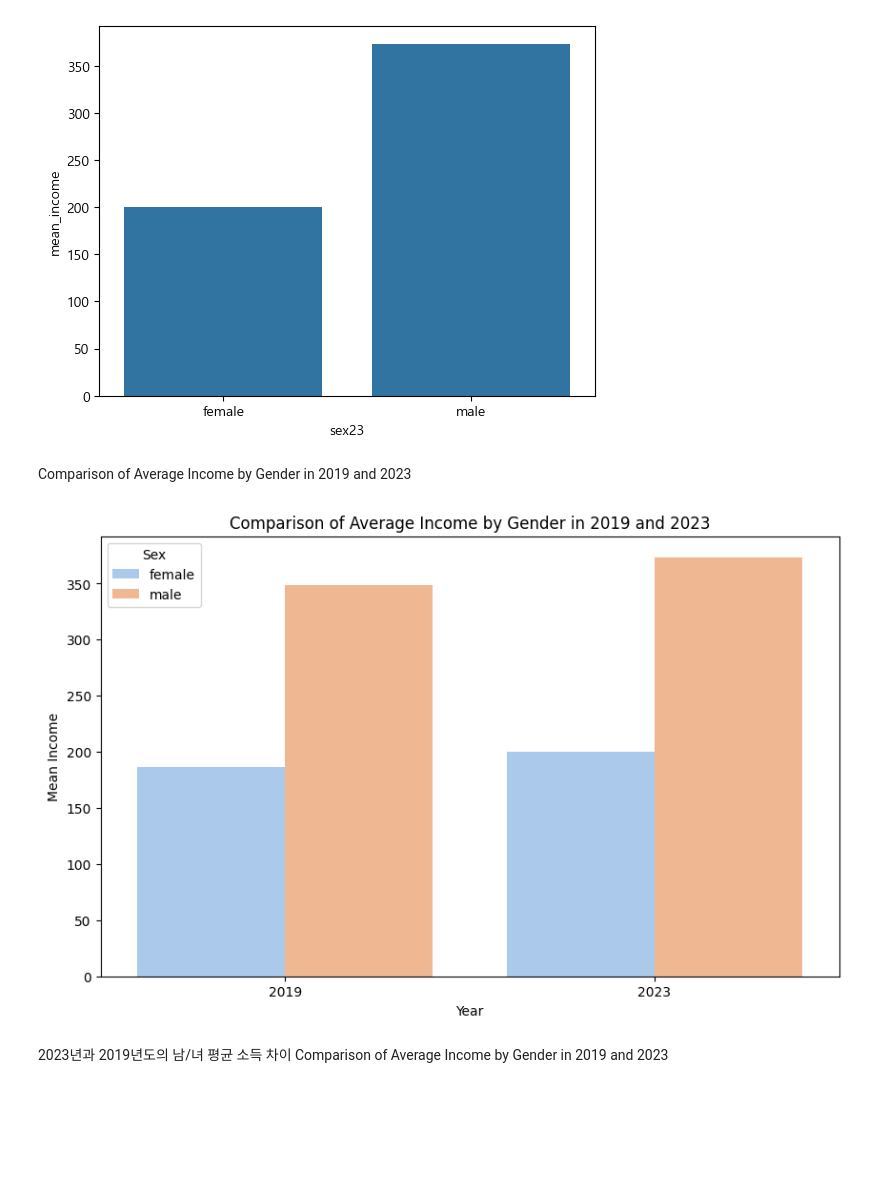
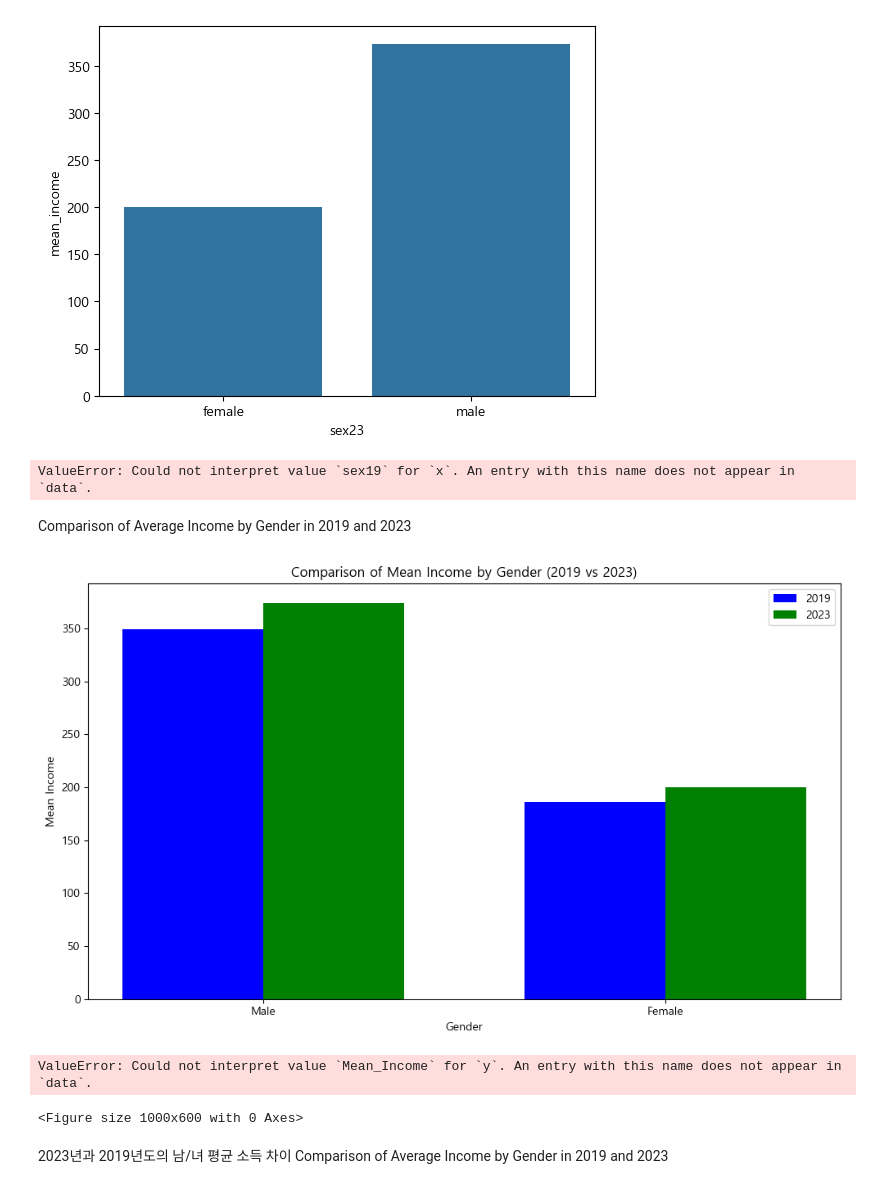
Before and after one commit to kimjinH-97/Korean-life-1, a Jupyter notebook: 한국인의삶_유니크_비교_2019vs2023_최종본.ipynb, the cells around one changed output. Saved outputs shown, nothing was run; the diff lists cells and outputs as text; code cells hidden in the pictures; blank space fills up the shorter version.

```diff
--- a/한국인의삶_유니크_비교_2019vs2023_최종본.ipynb
+++ b/한국인의삶_유니크_비교_2019vs2023_최종본.ipynb
@@ -496,18 +483,54 @@ sns.barplot(data=sex_income, x= 'sex23', y='mean_income')
 # %%
 
 # 2019년 코드 (셀 16)
-# sns.barplot(data=sex_income, x='2019_sex', y='mean_income')
+sns.barplot(data=sex_income, x='sex19', y='mean_income')
+# %% [output]
+ValueError: Could not interpret value `sex19` for `x`. An entry with this name does not appear in `data`.
 # %% [markdown]
 Comparison of Average Income by Gender in 2019 and 2023
+# %%
+import matplotlib.pyplot as plt
+import pandas as pd
+
+# Example data for 2019 and 2023 mean incomes by sex
+data_2019 = {'sex19': ['Male', 'Female'], 'mean_income': [349.037571, 186.293096]}
+data_2023 = {'sex23': ['Male', 'Female'], 'mean_income': [373.581565, 200.327693]}
+
+# Creating DataFrames
+df_2019 = pd.DataFrame(data_2019)
+df_2023 = pd.DataFrame(data_2023)
+
+# Merging the two dataframes on the sex columns
+df_merged = pd.merge(df_2019, df_2023, left_on='sex19', right_on='sex23')
+
+# Plotting the bar chart
+plt.figure(figsize=(10, 6))
+
+bar_width = 0.35
+index = range(len(df_merged))
+
+plt.bar(index, df_merged['mean_income_x'], bar_width, label='2019', color='b')
+plt.bar([i + bar_width for i in index], df_merged['mean_income_y'], bar_width, label='2023', color='g')
+
+plt.xlabel('Gender')
+plt.ylabel('Mean Income')
+plt.title('Comparison of Mean Income by Gender (2019 vs 2023)')
+plt.xticks([i + bar_width/2 for i in index], df_merged['sex19'])
+plt.legend()
+
+plt.tight_layout()
+plt.show()
+# %% [output]
+[figure, added]
 # %%
 # 2019년 성별별 평균 수입 계산
-mean_income_2019 = welfare_2019.groupby('2019_sex')['2019_income'].mean().reset_index()
-mean_income_2019.columns = ['Sex', 'Mean_Income']
+mean_income_2019 = welfare_2019.groupby('sex19')['income19'].mean().reset_index()
+mean_income_2019.columns = ['Sex19', 'Mean_Income19']
 mean_income_2019['Year'] = '2019'
 
 # 2023년 성별별 평균 수입 계산
-mean_income_2023 = welfare_2023.groupby('2023_sex')['2023_income'].mean().reset_index()
-mean_income_2023.columns = ['Sex', 'Mean_Income']
+mean_income_2023 = welfare_2023.groupby('sex23')['income23'].mean().reset_index()
+mean_income_2023.columns = ['Sex23', 'Mean_Income23']
 mean_income_2023['Year'] = '2023'
 
 # 두 데이터프레임 병합
@@ -525,7 +548,8 @@ plt.ylabel('Mean Income')
 # 차트 표시
 plt.show()
 # %% [output]
-[figure, removed]
+ValueError: Could not interpret value `Mean_Income` for `y`. An entry with this name does not appear in `data`.
+<Figure size 1000x600 with 0 Axes>
 # %% [markdown]
 2023년과 2019년도의 남/녀 평균 소득 차이
 Comparison of Average Income by Gender in 2019 and 2023
```
Also changed, not shown: parts of 84 cells of this notebook, 1 other file.
